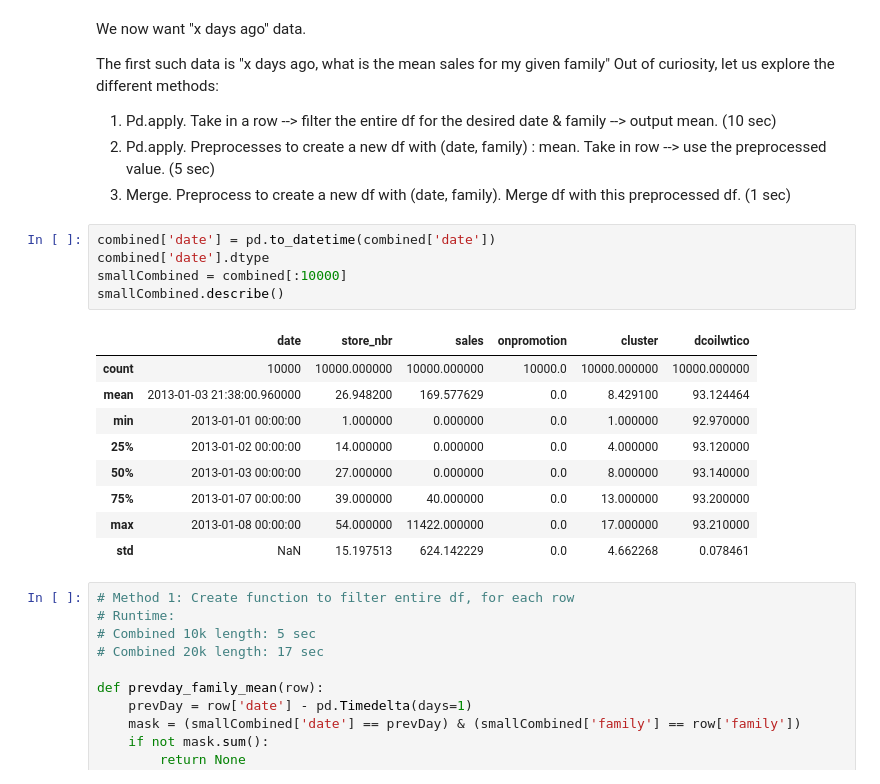
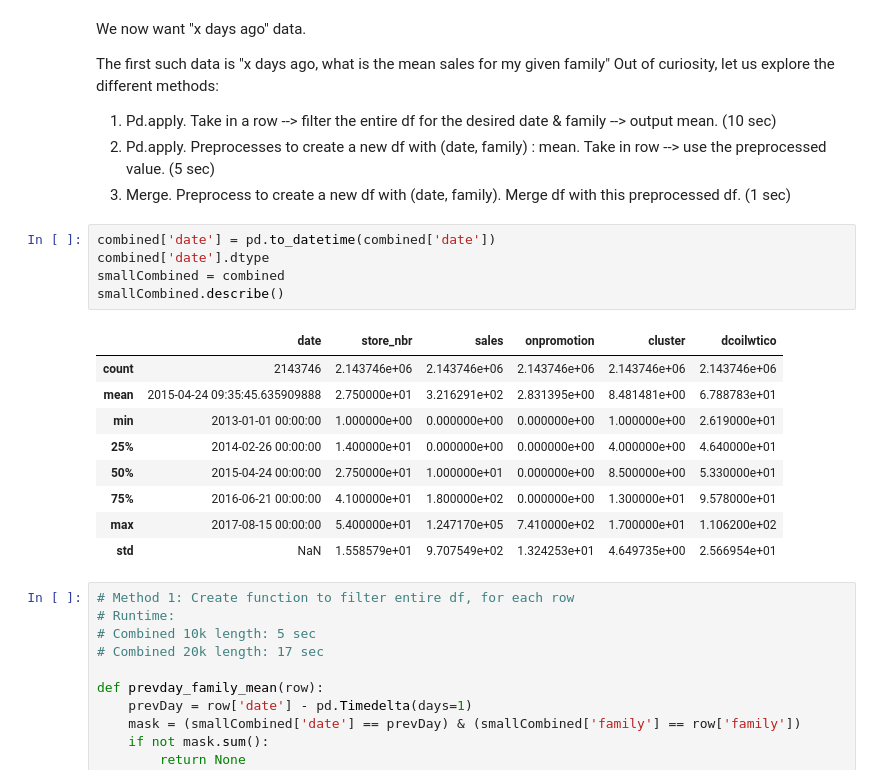
Before and after one commit to akhilkammila/store-sales, a Jupyter notebook: models.ipynb, the cells around one changed output. Cells and saved outputs as stored; diff of their text form.

```diff
--- a/models.ipynb
+++ b/models.ipynb
@@ -109,18 +109,18 @@ Out of curiosity, let us explore the different methods:
 # %%
 combined['date'] = pd.to_datetime(combined['date'])
 combined['date'].dtype
-smallCombined = combined[:10000]
+smallCombined = combined
 smallCombined.describe()
 # %% [output]
 |  | date | store_nbr | sales | onpromotion | cluster | dcoilwtico |
-| count | 10000 | 10000.000000 | 10000.000000 | 10000.0 | 10000.000000 | 10000.000000 |
-| mean | 2013-01-03 21:38:00.960000 | 26.948200 | 169.577629 | 0.0 | 8.429100 | 93.124464 |
-| min | 2013-01-01 00:00:00 | 1.000000 | 0.000000 | 0.0 | 1.000000 | 92.970000 |
-| 25% | 2013-01-02 00:00:00 | 14.000000 | 0.000000 | 0.0 | 4.000000 | 93.120000 |
-| 50% | 2013-01-03 00:00:00 | 27.000000 | 0.000000 | 0.0 | 8.000000 | 93.140000 |
-| 75% | 2013-01-07 00:00:00 | 39.000000 | 40.000000 | 0.0 | 13.000000 | 93.200000 |
-| max | 2013-01-08 00:00:00 | 54.000000 | 11422.000000 | 0.0 | 17.000000 | 93.210000 |
-| std | NaN | 15.197513 | 624.142229 | 0.0 | 4.662268 | 0.078461 |
+| count | 2143746 | 2.143746e+06 | 2.143746e+06 | 2.143746e+06 | 2.143746e+06 | 2.143746e+06 |
+| mean | 2015-04-24 09:35:45.635909888 | 2.750000e+01 | 3.216291e+02 | 2.831395e+00 | 8.481481e+00 | 6.788783e+01 |
+| min | 2013-01-01 00:00:00 | 1.000000e+00 | 0.000000e+00 | 0.000000e+00 | 1.000000e+00 | 2.619000e+01 |
+| 25% | 2014-02-26 00:00:00 | 1.400000e+01 | 0.000000e+00 | 0.000000e+00 | 4.000000e+00 | 4.640000e+01 |
+| 50% | 2015-04-24 00:00:00 | 2.750000e+01 | 1.000000e+01 | 0.000000e+00 | 8.500000e+00 | 5.330000e+01 |
+| 75% | 2016-06-21 00:00:00 | 4.100000e+01 | 1.800000e+02 | 0.000000e+00 | 1.300000e+01 | 9.578000e+01 |
+| max | 2017-08-15 00:00:00 | 5.400000e+01 | 1.247170e+05 | 7.410000e+02 | 1.700000e+01 | 1.106200e+02 |
+| std | NaN | 1.558579e+01 | 9.707549e+02 | 1.324253e+01 | 4.649735e+00 | 2.566954e+01 |
 # %%
 # Method 1: Create function to filter entire df, for each row
 # Runtime:
```
Also changed, not shown: parts of 4 cells of this notebook.
